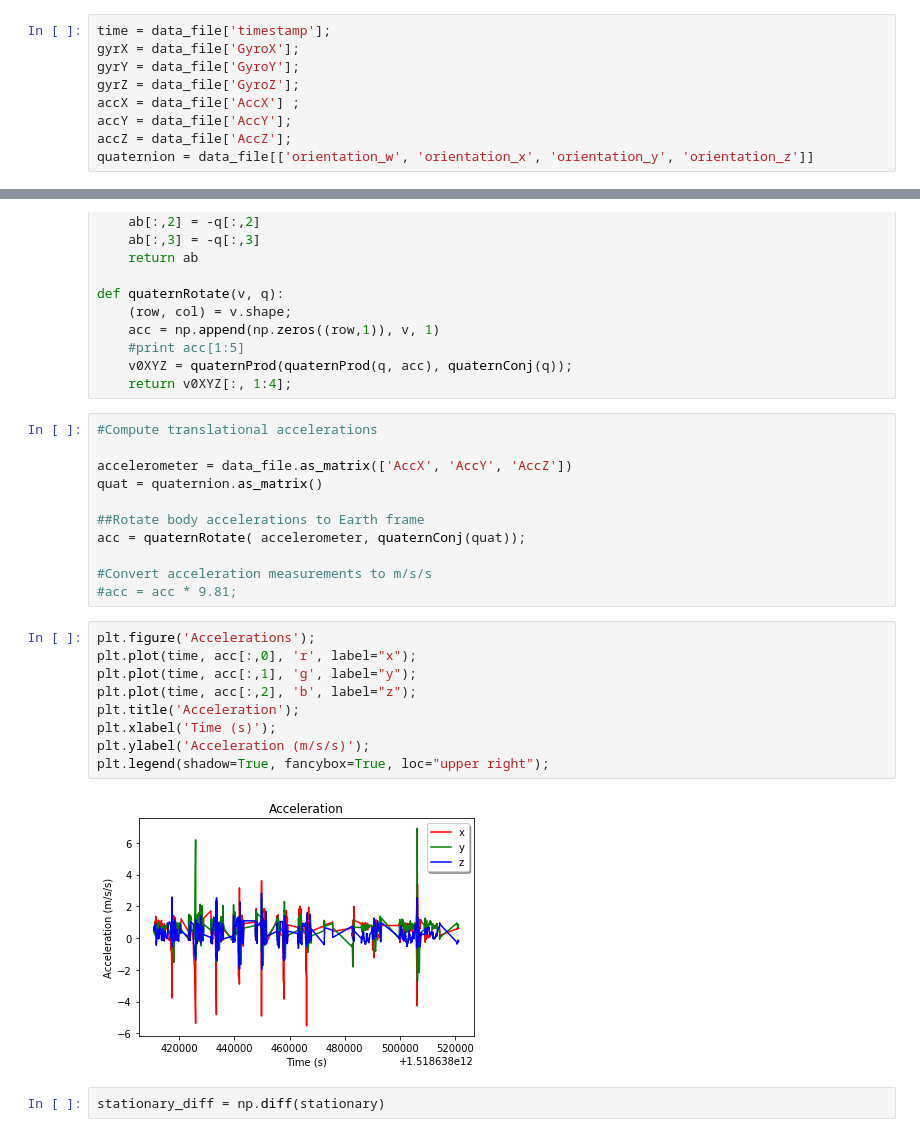
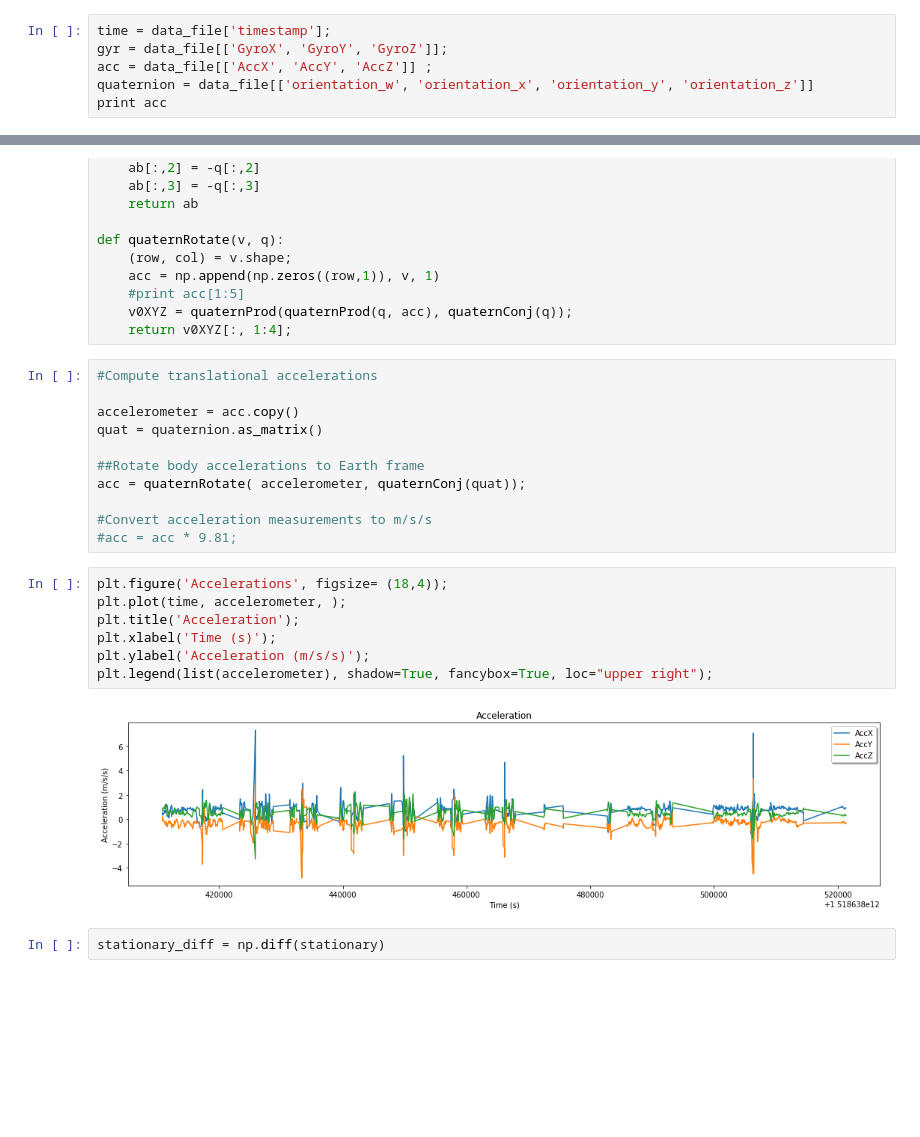
Before and after one commit to shafi-dayatar/SportsAnalytics, a Jupyter notebook: data_analysis/Data_Analysis of IMU data.ipynb, the cells around one changed output, grey strips where cells are left out. Saved outputs shown, nothing was run; the diff lists cells and outputs as text; blank space fills up the shorter version.

```diff
--- a/data_analysis/Data_Analysis of IMU data.ipynb
+++ b/data_analysis/Data_Analysis of IMU data.ipynb
@@ -28,10 +28,7 @@ data_file.head()
 5 rows × 22 columns
 # %%
 time = data_file['timestamp'];
-gyrX = data_file['GyroX'];
-gyrY = data_file['GyroY'];
-gyrZ = data_file['GyroZ'];
-accX = data_file['AccX'] ;
-accY = data_file['AccY'];
-accZ = data_file['AccZ'];
+gyr = data_file[['GyroX', 'GyroY', 'GyroZ']];
+acc = data_file[['AccX', 'AccY', 'AccZ']] ;
 quaternion = data_file[['orientation_w', 'orientation_x', 'orientation_y', 'orientation_z']]
+print acc
@@ -170,7 +181,7 @@ def quaternRotate(v, q):
 # %%
 #Compute translational accelerations
 
-accelerometer = data_file.as_matrix(['AccX', 'AccY', 'AccZ'])
+accelerometer = acc.copy()
 quat = quaternion.as_matrix()
 
 ##Rotate body accelerations to Earth frame
@@ -179,16 +190,14 @@ acc = quaternRotate( accelerometer, quaternConj(quat));
 #Convert acceleration measurements to m/s/s
 #acc = acc * 9.81;
 # %%
-plt.figure('Accelerations');
-plt.plot(time, acc[:,0], 'r', label="x");
-plt.plot(time, acc[:,1], 'g', label="y");
-plt.plot(time, acc[:,2], 'b', label="z");
+plt.figure('Accelerations', figsize= (18,4));
+plt.plot(time, accelerometer, );
 plt.title('Acceleration');
 plt.xlabel('Time (s)');
 plt.ylabel('Acceleration (m/s/s)');
-plt.legend(shadow=True, fancybox=True, loc="upper right");
+plt.legend(list(accelerometer), shadow=True, fancybox=True, loc="upper right");
 # %% [output]
-[figure, old version]
+[figure, new version]
 # %%
 stationary_diff = np.diff(stationary)
 # %%
```
Also changed, not shown: parts of 5 cells of this notebook.
